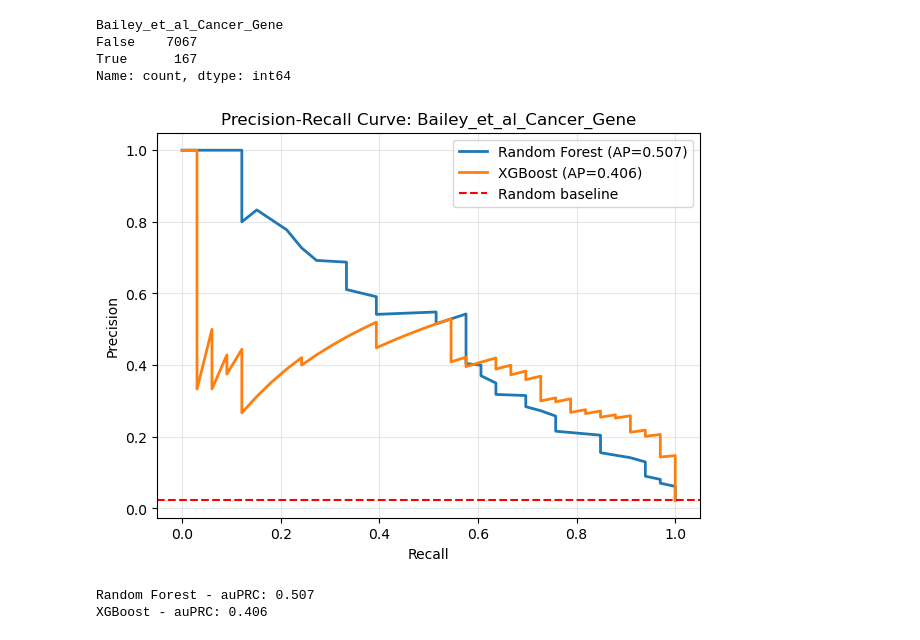
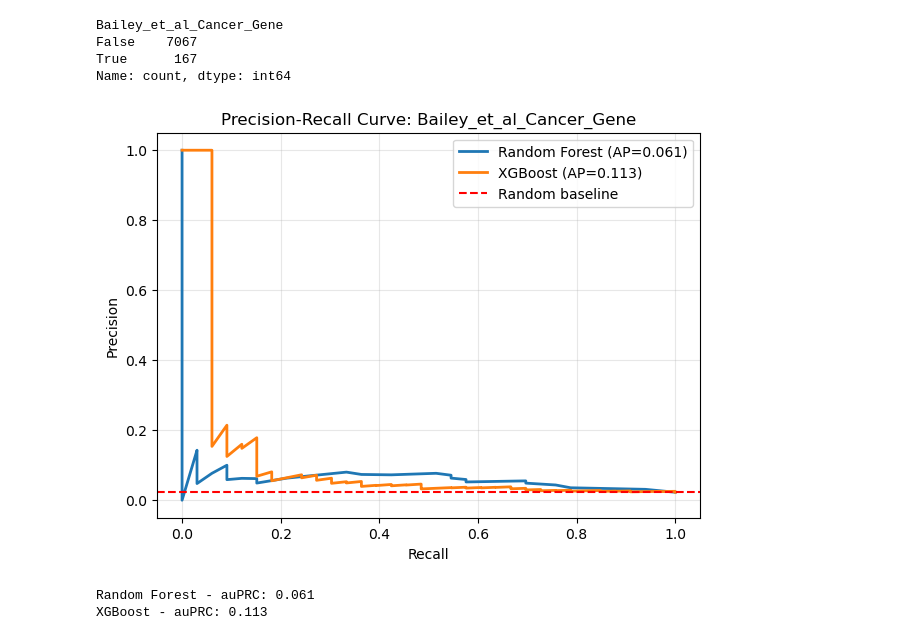
Before and after one commit to egekurt123/RNA-gene-disease-predictions, a Jupyter notebook: Cancer Predictions/RNA Embeddings/Protein_Localization.ipynb, the cells around one changed output. Cells and saved outputs as stored; diff of their text form; code cells hidden in the pictures.

```diff
--- a/Cancer Predictions/RNA Embeddings/Protein_Localization.ipynb
+++ b/Cancer Predictions/RNA Embeddings/Protein_Localization.ipynb
@@ -25,7 +25,7 @@ X dimensions: 3
 X first sample shape: (12288, 6)
 X first sample, first feature vector: [0. 0. 1. 0. 0.]
 # %%
-pca_embeddings, pca_model = isoform_to_gene_embeddings_pca(protein_localization['X'], protein_localization['genes'], n_components=2048)
-print(f"PCA embeddings shape: {pca_embeddings.shape}")
+pca_embeddings = create_embedding_dataframe(protein_localization['X'], protein_localization['genes'])
+pca_embeddings
 # %% [output]
 PCA embeddings shape: (9769, 2048)
@@ -37,3 +46,0 @@ Total explained variance by PCA 65.05%
-# %%
-pca_embeddings = create_gene_embedding_dataframe(pca_embeddings, protein_localization['genes'])
-pca_embeddings
@@ -161,8 +136,8 @@ False    7067
 True      167
 Name: count, dtype: int64
 # %%
-predict_and_plot_pr_curve(merged, 'Bailey_et_al_Cancer_Gene')
+predict_and_plot_pr_curve(merged.drop(columns=['NCG_Candidate_Cancer_Gene', 'NCG_Known_Cancer_Gene', 'OncoKB_Cancer_Gene']), 'Bailey_et_al_Cancer_Gene')
 # %% [output]
-[figure, old version]
+[figure, new version]
-Random Forest - auPRC: 0.507
-XGBoost - auPRC: 0.406
+Random Forest - auPRC: 0.061
+XGBoost - auPRC: 0.113
```
Also changed, not shown: parts of 8 cells of this notebook, 4 other files.
